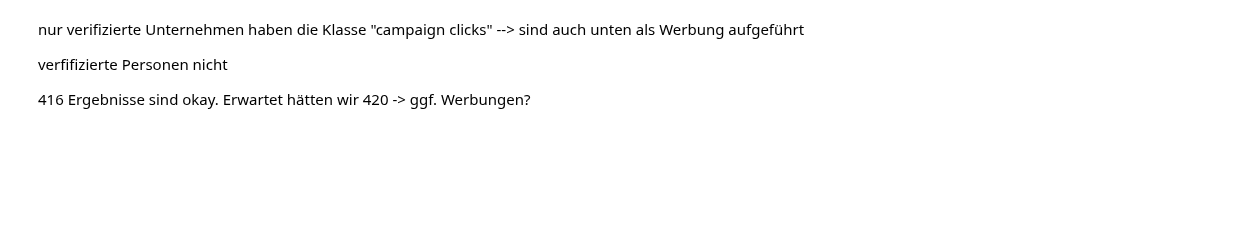
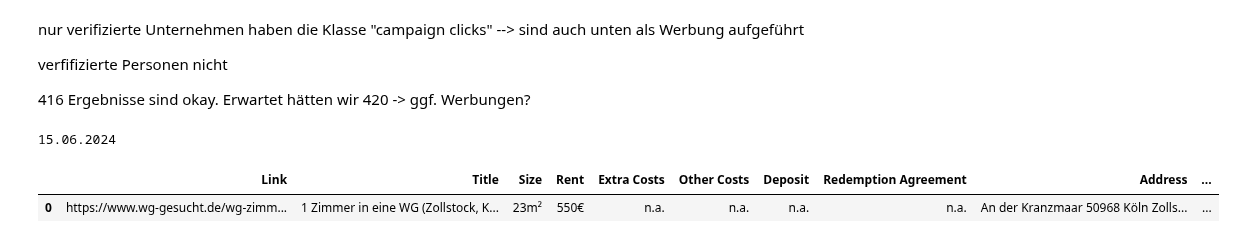
Before and after one commit to iwh-halle/fdap-2024-julian-456, a Jupyter notebook: casestudy/student_housing/test_web_scrap.ipynb, the cells around one changed output. Cells and saved outputs as stored; diff of their text form; code cells hidden in the pictures; blank space fills up the shorter version.

Commit message:
added first data scraping for basic information

```diff
--- a/casestudy/student_housing/test_web_scrap.ipynb
+++ b/casestudy/student_housing/test_web_scrap.ipynb
@@ -57,11 +57,14 @@ while page <= 20:
     response = requests.get(url_overview_köln, allow_redirects=False)
 
     # test response code
-    if response.status_code == 302:
+    if response.status_code == 302 and failed < 5:
         # try again
         failed += 1
         cum_fails += 1
         continue
+    elif failed >= 5:
+        print("Failed 5 times in a row")
+        break
 
     page += 1
     failed = 0
@@ -127,0 +130,69 @@ verfifizierte Personen nicht
+# %%
+# TODO: für eine Einzelseite die Attribute bestimmen
+result_df = pd.DataFrame(columns=['Link', 'Title', 'Size', 'Rent', 'Extra Costs', 'Other Costs', 'Deposit', 'Redemption Agreement', 'Address', 'Available From', 'Available Till', 'Online Since'])
+
+url_shared_app = "https://www.wg-gesucht.de" + str(base_links[0])
+response = requests.get(url_shared_app)
+
+soup = BeautifulSoup(response.text, 'html.parser')
+
+# Extracting the title
+title = soup.find('h1', class_='headline headline-detailed-view-title').text
+title = title.replace('\n', '').strip()
+
+# Extracting the size
+size = soup.find('b', class_='key_fact_value').text
+size = size.replace('\n', '').strip()
+
+# TODO: Adding the count of people in the flat
+# TODO: Maybe Restructure the replacing of the \n and strip to a function and do it in the df
+# Extracting the cost panel
+cost_panel = soup.find_all('div', class_='panel section_panel')[1]
+
+rent = cost_panel.find_all('span', class_='section_panel_value')[0].text
+rent = rent.replace('\n', '').strip()
+
+extra_costs = cost_panel.find_all('span', class_='section_panel_value')[1].text
+extra_costs = extra_costs.replace('\n', '').strip()
+
+other_costs = cost_panel.find_all('span', class_='section_panel_value')[2].text
+other_costs = other_costs.replace('\n', '').strip()
+
+deposit = cost_panel.find_all('span', class_='section_panel_value')[3].text
+deposit = deposit.replace('\n', '').strip()
+
+redemption_agreement = cost_panel.find_all('span', class_='section_panel_value')[4].text
+redemption_agreement = redemption_agreement.replace('\n', '').strip()
+
+
+
+# Address and Availability Panel
+address_panel = soup.find_all('div', class_='panel section_panel')[2]
+
+address = address_panel.find_all('span', class_='section_panel_detail')[0].text
+address = ' '.join(address.split())
+
+available_from = address_panel.find_all('span', class_='section_panel_value')[0].text
+available_from = available_from.replace('\n', '').strip()
+
+# Sometimes the available till is not available, so we need to check if the second span is 'frei bis:' --> if not we need to set it to n.a.
+if soup.find_all('span', class_='section_panel_detail')[1].text == 'frei bis:':
+    available_till = address_panel.find_all('span', class_='section_panel_value')[1].text
+    available_till = available_till.replace('\n', '').strip()
+    online_since = address_panel.find_all('span', class_='section_panel_value')[2].text
+    online_since = online_since.replace('\n', '').strip()
+
+else:
+    available_till = "n.a."
+    online_since = address_panel.find_all('b', class_='noprint')[0].text
+    online_since = online_since.replace('\n', '').strip()
+
+
+input_set = {'Link': url_shared_app, 'Title': title, 'Size': size, 'Rent': rent, 'Extra Costs': extra_costs, 'Other Costs': other_costs, 'Deposit': deposit, 'Redemption Agreement': redemption_agreement, 'Address': address, 'Available From': available_from, 'Available Till': available_till, 'Online Since': online_since}
+result_df = result_df._append(input_set, ignore_index=True)
+
+result_df
+# %% [output]
+15.06.2024
+|  | Link | Title | Size | Rent | Extra Costs | Other Costs | Deposit | Redemption Agreement | Address | ... |
+| 0 | https://www.wg-gesucht.de/wg-zimm... | 1 Zimmer in eine WG (Zollstock, K... | 23m² | 550€ | n.a. | n.a. | n.a. | n.a. | An der Kranzmaar 50968 Köln Zolls... | ... |
```
Also changed, not shown: parts of 3 cells of this notebook.
